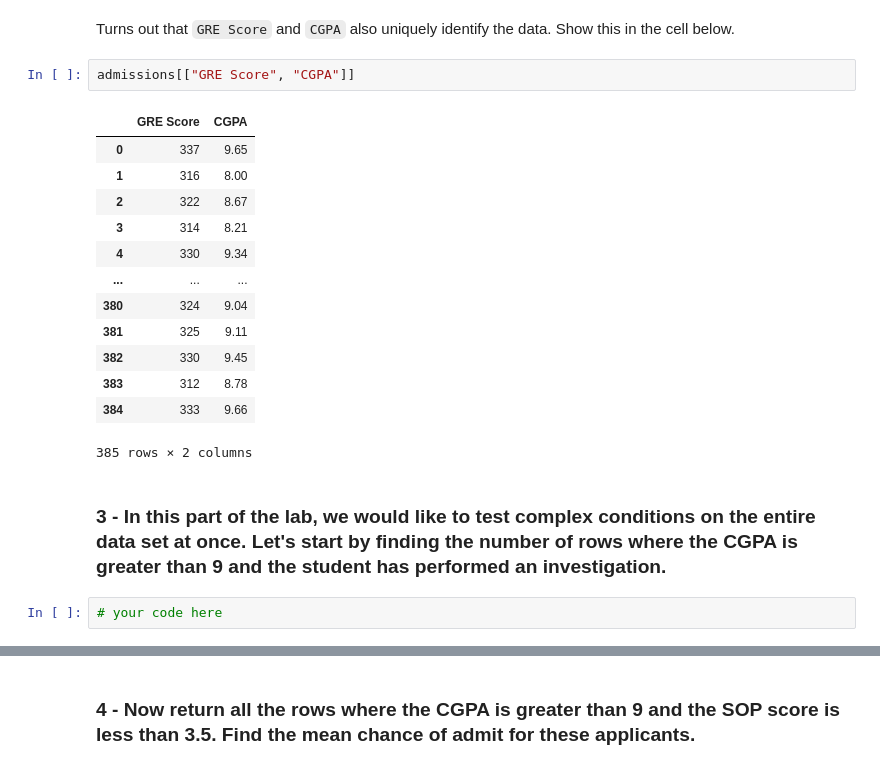
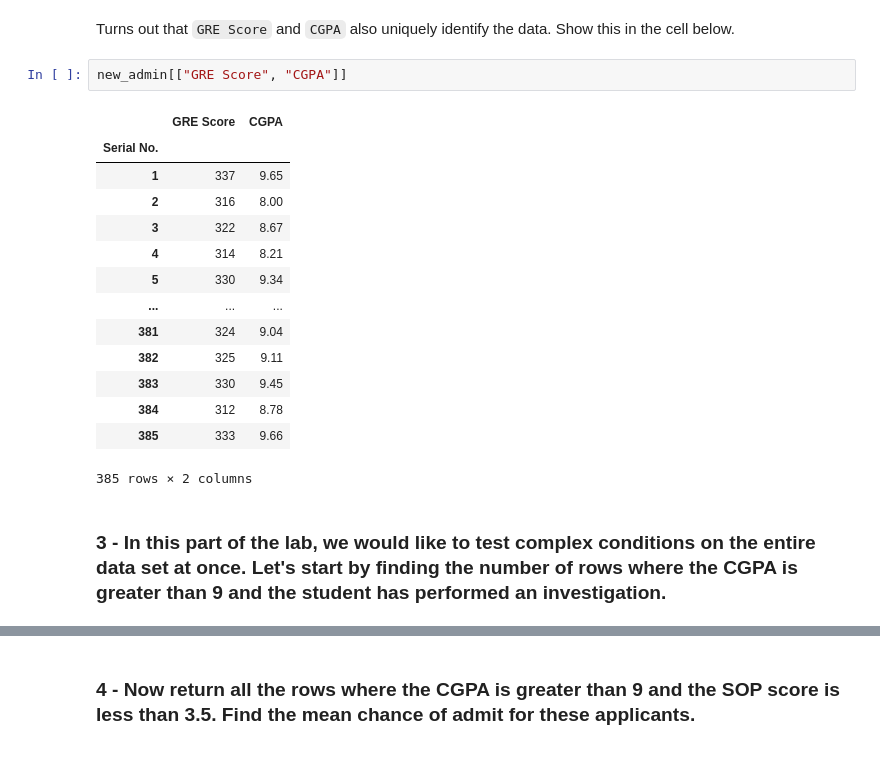
Before and after one commit to chandlershortlidge/lab-pandas-en, a Jupyter notebook: your-code/pandas_1.ipynb, the cells around one changed output, grey strips where cells are left out. Cells and saved outputs as stored; diff of their text form.

```diff
--- a/your-code/pandas_1.ipynb
+++ b/your-code/pandas_1.ipynb
@@ -243,22 +243,21 @@ new_admin
 # %% [markdown]
 Turns out that `GRE Score` and `CGPA` also uniquely identify the data. Show this in the cell below.
 # %%
-admissions[["GRE Score", "CGPA"]]
+new_admin[["GRE Score", "CGPA"]]
 # %% [output]
 |  | GRE Score | CGPA |
-| 0 | 337 | 9.65 |
-| 1 | 316 | 8.00 |
-| 2 | 322 | 8.67 |
-| 3 | 314 | 8.21 |
-| 4 | 330 | 9.34 |
+| Serial No. |  |  |
+| 1 | 337 | 9.65 |
+| 2 | 316 | 8.00 |
+| 3 | 322 | 8.67 |
+| 4 | 314 | 8.21 |
+| 5 | 330 | 9.34 |
 | ... | ... | ... |
-| 380 | 324 | 9.04 |
-| 381 | 325 | 9.11 |
-| 382 | 330 | 9.45 |
-| 383 | 312 | 8.78 |
-| 384 | 333 | 9.66 |
+| 381 | 324 | 9.04 |
+| 382 | 325 | 9.11 |
+| 383 | 330 | 9.45 |
+| 384 | 312 | 8.78 |
+| 385 | 333 | 9.66 |
 385 rows × 2 columns
 # %% [markdown]
 ### 3 - In this part of the lab, we would like to test complex conditions on the entire data set at once. Let's start by finding the number of rows where the CGPA is greater than 9 and the student has performed an investigation.
-# %%
-# your code here
```
Also changed, not shown: parts of 3 cells of this notebook.
